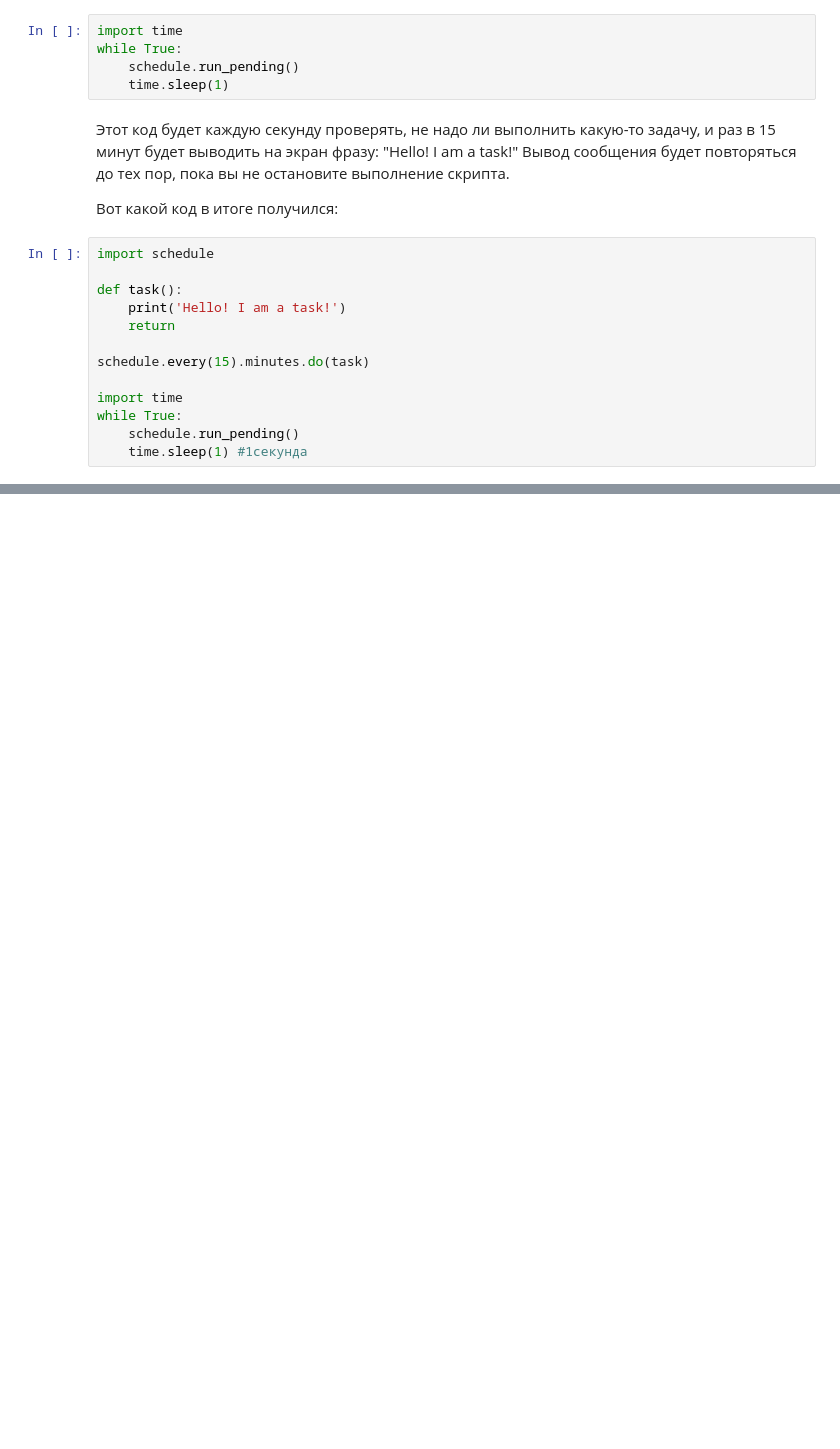
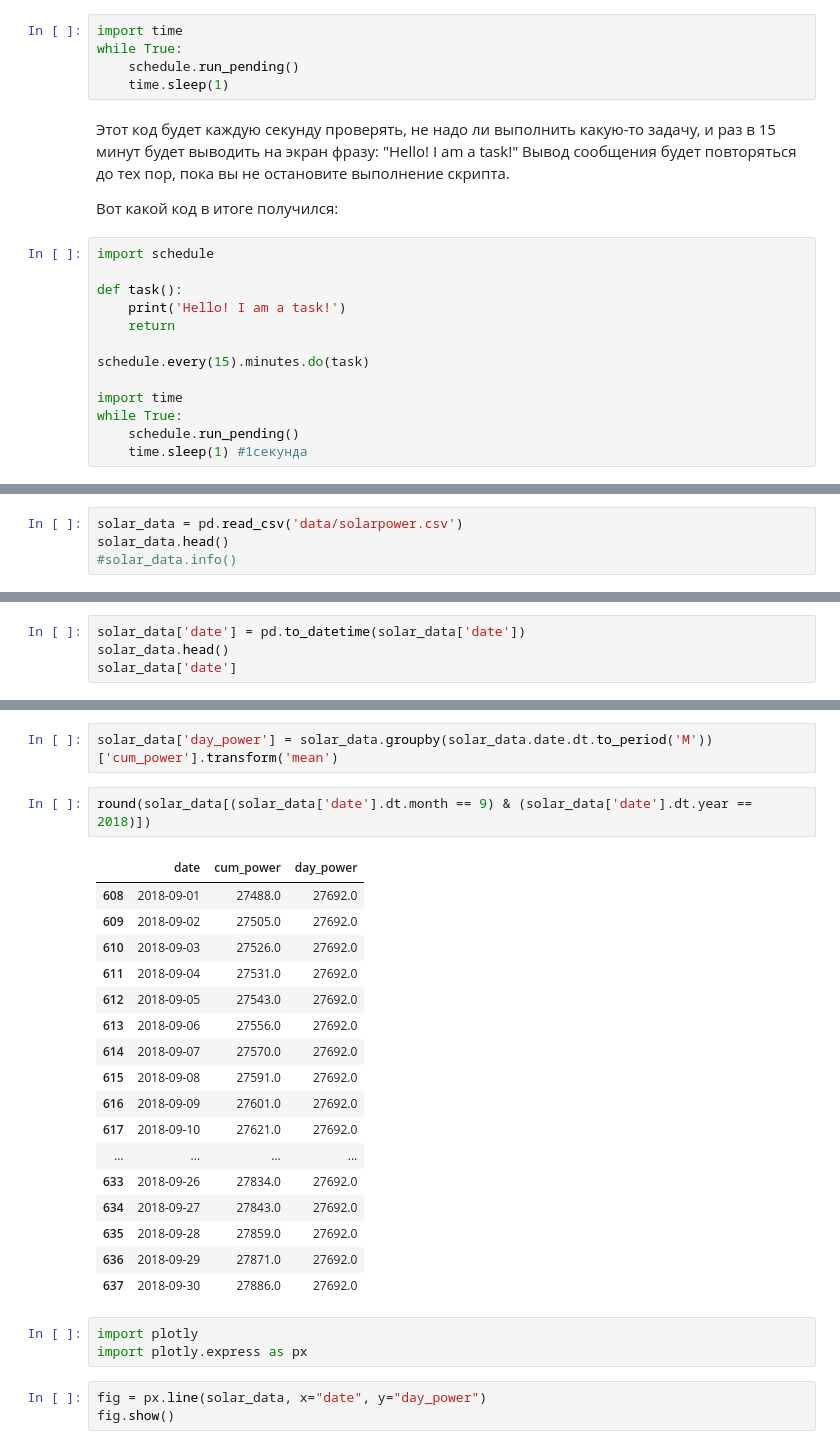
Before and after one commit to G4dgetHackwrench/Homework, a Jupyter notebook: Learning/Блок_2/PYTHON-17. Как получать данные из веб-источников и API/note.ipynb, the cells around one changed output, grey strips where cells are left out. Cells and saved outputs as stored; diff of their text form; blank space fills up the shorter version.

```diff
--- a/Learning/Блок_1/PYTHON-17. Как получать данные из веб-источников и API/note.ipynb
+++ b/Learning/Блок_2/PYTHON-17. Как получать данные из веб-источников и API/note.ipynb
@@ -480,0 +528,4 @@ while True:
+# %%
+solar_data = pd.read_csv('data/solarpower.csv')
+solar_data.head()
+#solar_data.info()
@@ -480,0 +551,4 @@ while True:
+# %%
+solar_data['date'] = pd.to_datetime(solar_data['date'])
+solar_data.head()
+solar_data['date']
@@ -480,0 +572,28 @@ while True:
+# %%
+solar_data['day_power'] = solar_data.groupby(solar_data.date.dt.to_period('M'))['cum_power'].transform('mean')
+# %%
+round(solar_data[(solar_data['date'].dt.month == 9) & (solar_data['date'].dt.year == 2018)])
+# %% [output]
+|  | date | cum_power | day_power |
+| 608 | 2018-09-01 | 27488.0 | 27692.0 |
+| 609 | 2018-09-02 | 27505.0 | 27692.0 |
+| 610 | 2018-09-03 | 27526.0 | 27692.0 |
+| 611 | 2018-09-04 | 27531.0 | 27692.0 |
+| 612 | 2018-09-05 | 27543.0 | 27692.0 |
+| 613 | 2018-09-06 | 27556.0 | 27692.0 |
+| 614 | 2018-09-07 | 27570.0 | 27692.0 |
+| 615 | 2018-09-08 | 27591.0 | 27692.0 |
+| 616 | 2018-09-09 | 27601.0 | 27692.0 |
+| 617 | 2018-09-10 | 27621.0 | 27692.0 |
+| ... | ... | ... | ... |
+| 633 | 2018-09-26 | 27834.0 | 27692.0 |
+| 634 | 2018-09-27 | 27843.0 | 27692.0 |
+| 635 | 2018-09-28 | 27859.0 | 27692.0 |
+| 636 | 2018-09-29 | 27871.0 | 27692.0 |
+| 637 | 2018-09-30 | 27886.0 | 27692.0 |
+# %%
+import plotly
+import plotly.express as px
+# %%
+fig = px.line(solar_data, x="date", y="day_power")
+fig.show()
```
Also changed, not shown: parts of 11 cells of this notebook, 18 other files.
